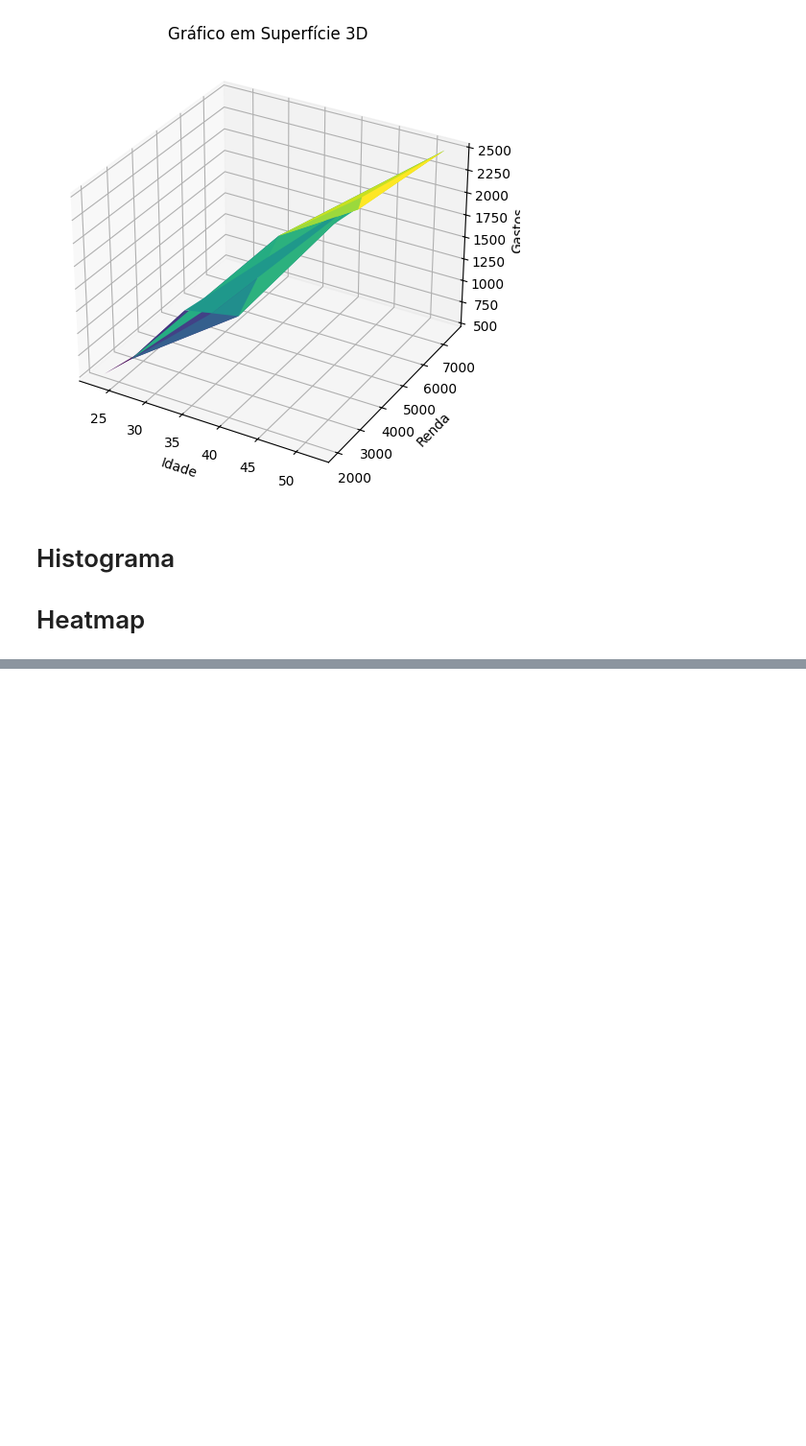
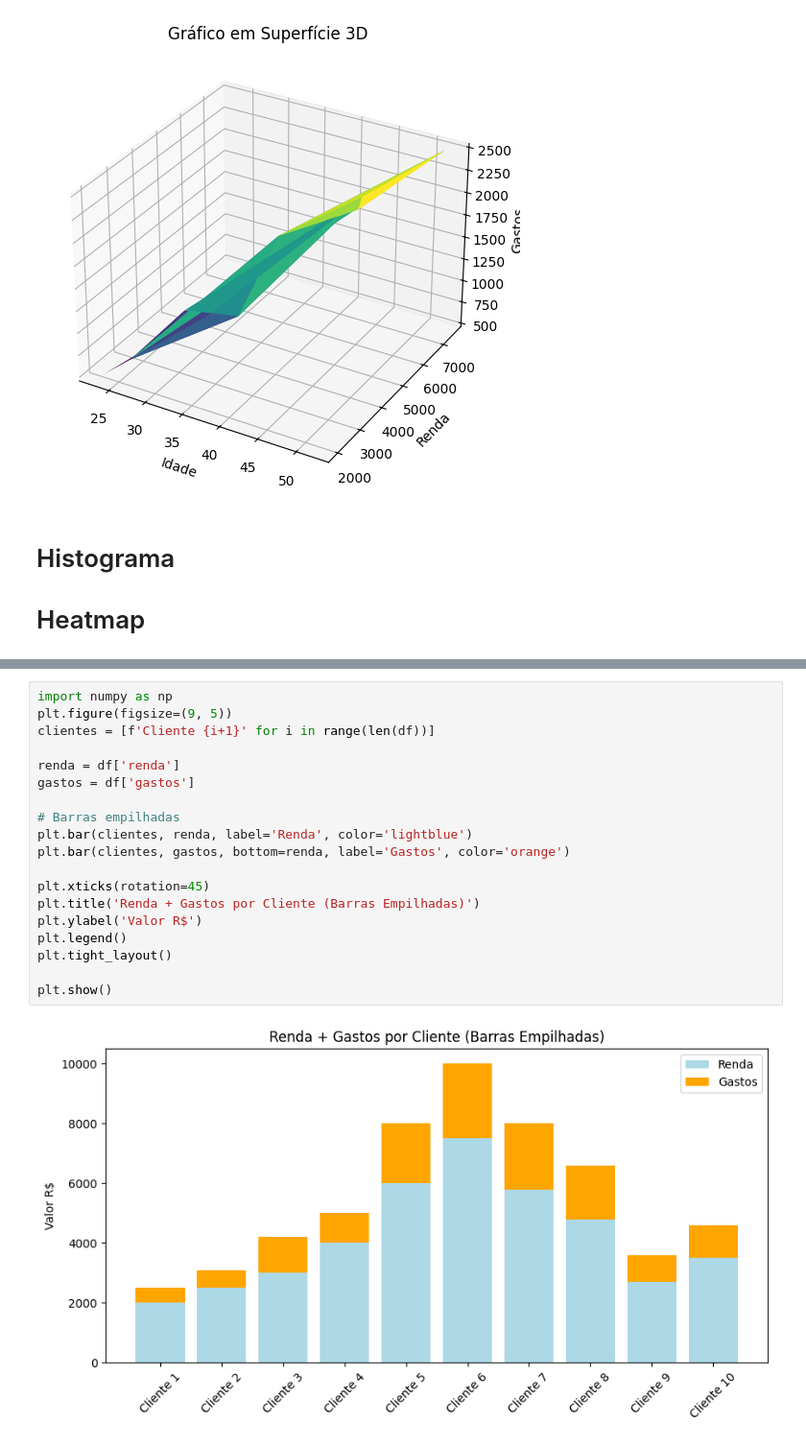
Before and after one commit to wesleyorrr/AND_AL_ONE, a Jupyter notebook: Analise_dados0.ipynb, the cells around one changed output, grey strips where cells are left out. Shown at 96% size. Cells and saved outputs as stored; diff of their text form; blank space fills up the shorter version.

```diff
--- a/Analise_dados0.ipynb
+++ b/Analise_dados0.ipynb
@@ -910,0 +904,21 @@ plt.show()
+# %%
+import numpy as np
+plt.figure(figsize=(9, 5))
+clientes = [f'Cliente {i+1}' for i in range(len(df))]
+
+renda = df['renda']
+gastos = df['gastos']
+
+# Barras empilhadas
+plt.bar(clientes, renda, label='Renda', color='lightblue')
+plt.bar(clientes, gastos, bottom=renda, label='Gastos', color='orange')
+
+plt.xticks(rotation=45)
+plt.title('Renda + Gastos por Cliente (Barras Empilhadas)')
+plt.ylabel('Valor R$')
+plt.legend()
+plt.tight_layout()
+
+plt.show()
+# %% [output]
+[figure, added]
```
Also changed, not shown: parts of 2 cells of this notebook.
